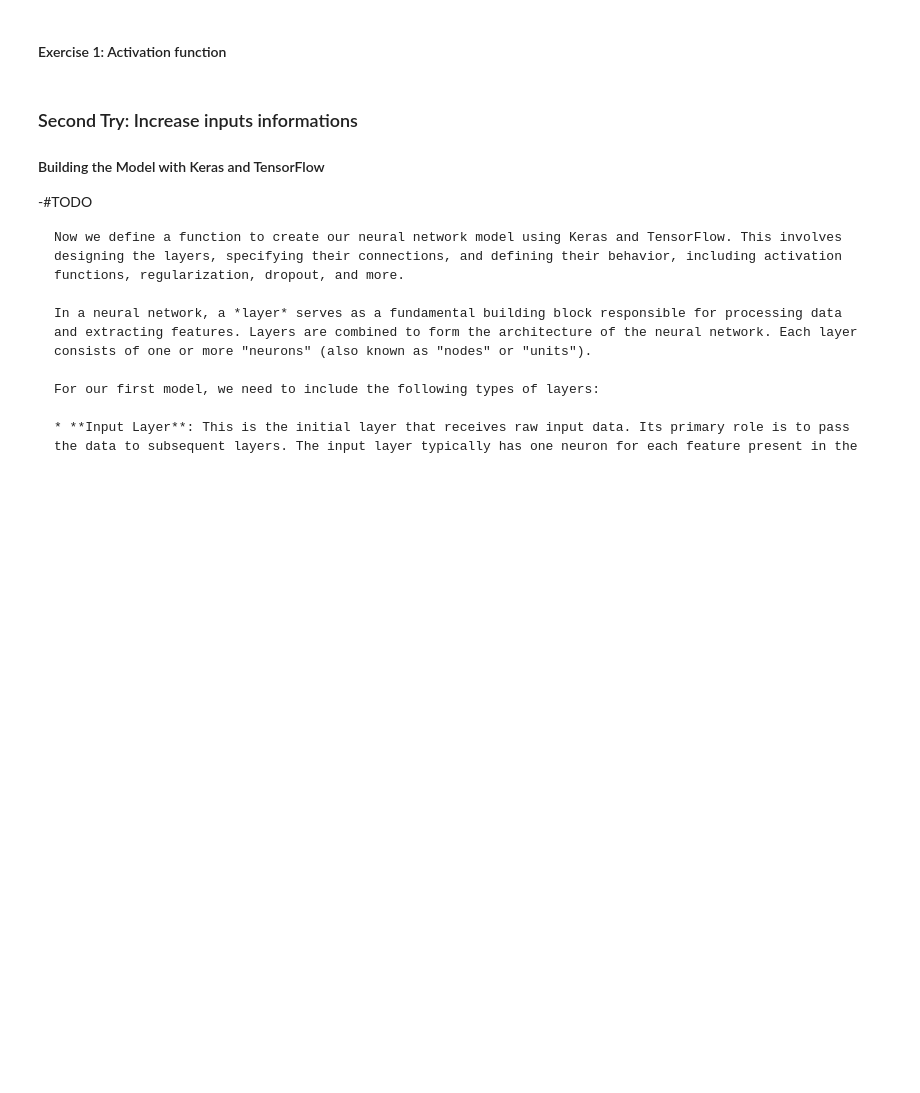
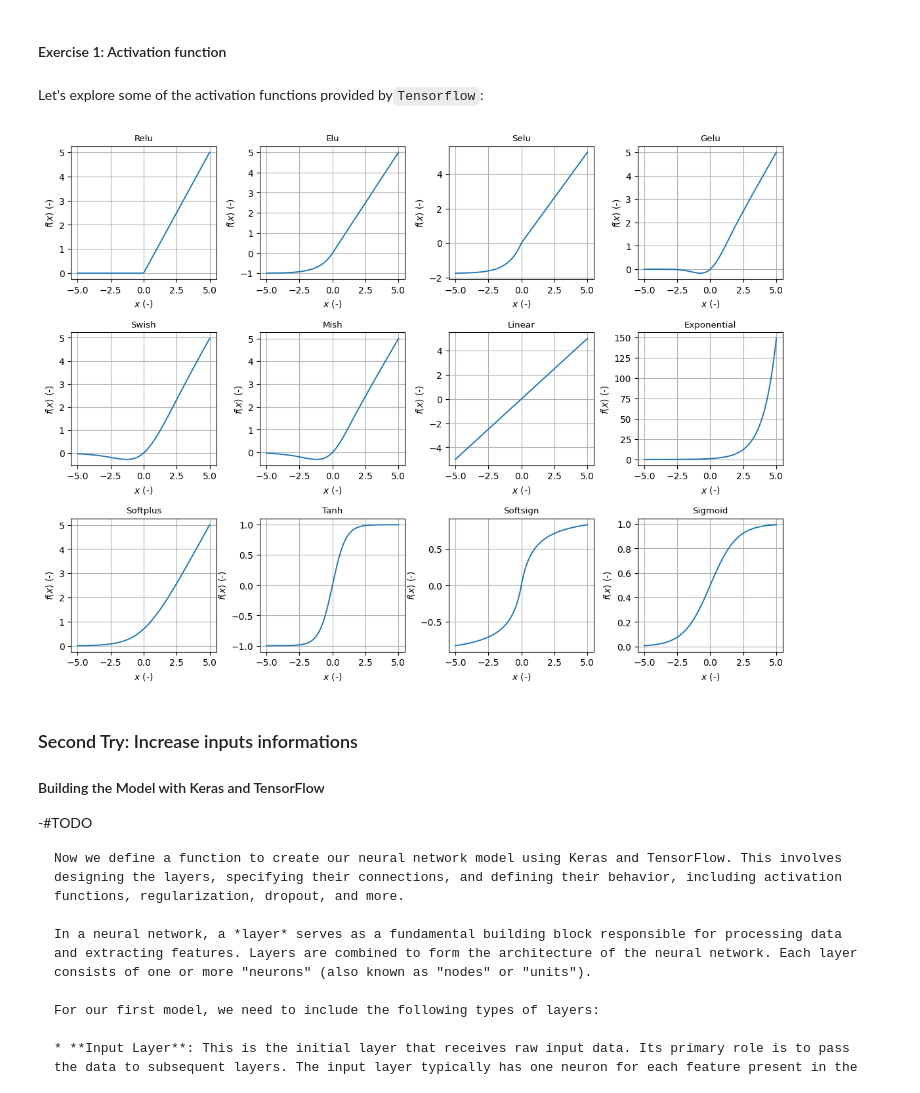
Before and after one commit to paolodeangelis/Sistemi_a_combustione, a Jupyter notebook: 2.2-NN_Reynolds_P2.ipynb, the cells around one changed output. Cells and saved outputs as stored; diff of their text form; code cells hidden in the pictures; blank space fills up the shorter version.

```diff
--- a/2.2-NN_Reynolds_P2.ipynb
+++ b/2.2-NN_Reynolds_P2.ipynb
@@ -689,5 +689,38 @@ with plt.style.context("seaborn-v0_8-paper"):
 # %% [markdown]
 #### Exercise 1: Activation function
+# %% [markdown]
+Let's explore some of the activation functions provided by`Tensorflow`:
+# %%
+# List of activation function names
+activation_functions = [
+    'relu', 'elu', 'selu', 'gelu', 'swish', 'mish',  'linear', 'exponential', 'softplus', 'tanh',  'softsign', 'sigmoid',
+
+]
+
+# Create TensorFlow constant input
+x = tf.constant(np.linspace(-5, 5, 100), dtype=tf.float32)
+
+# Create a grid of subplots
+fig = plt.figure(figsize=(14, 10))
+gs = fig.add_gridspec(3, 4, hspace=0.4, wspace=0.3)
+axs = gs.subplots()
+
+# Plot activation functions
+with plt.style.context("seaborn-v0_8-paper"):
+    for i, activation_name in enumerate(activation_functions):
+        row, col = i // 4, i % 4
+        activation_func = getattr(tf.keras.activations, activation_name)
+        y = activation_func(x)
+
+        axs[row, col].plot(x, y, label=activation_name.capitalize())
+        axs[row, col].set_xlabel("$x$ (-)")
+        axs[row, col].set_ylabel("$f(x)$ (-)")
+        axs[row, col].set_title(activation_name.capitalize())
+        axs[row, col].grid()
+
+plt.show()
+# %% [output]
+[figure, added]
 # %% [markdown]
 ### Second Try: Increase inputs informations
 
```
Also changed, not shown: parts of 21 cells of this notebook.
